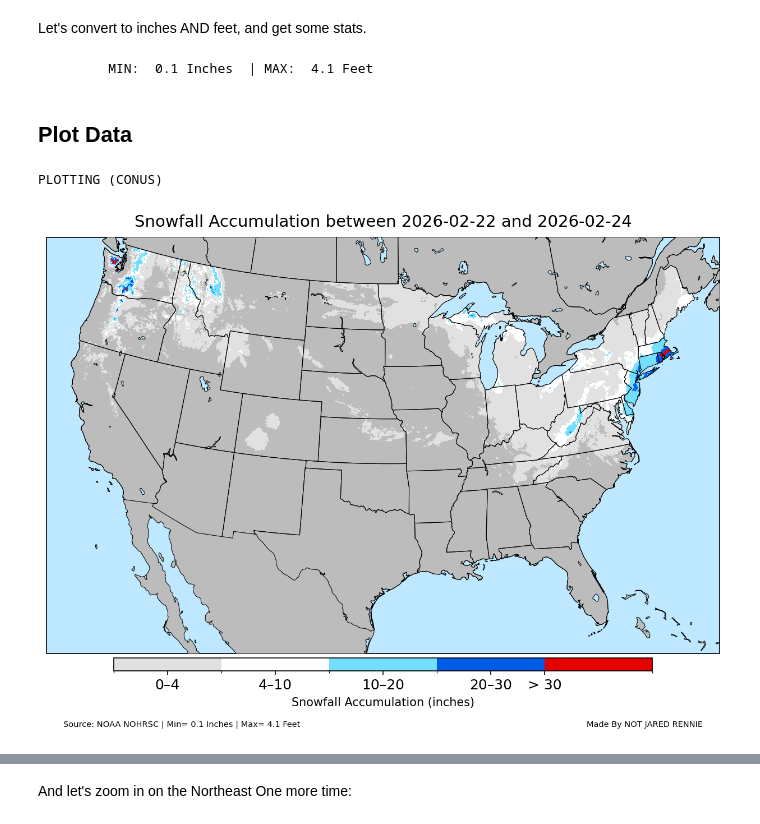
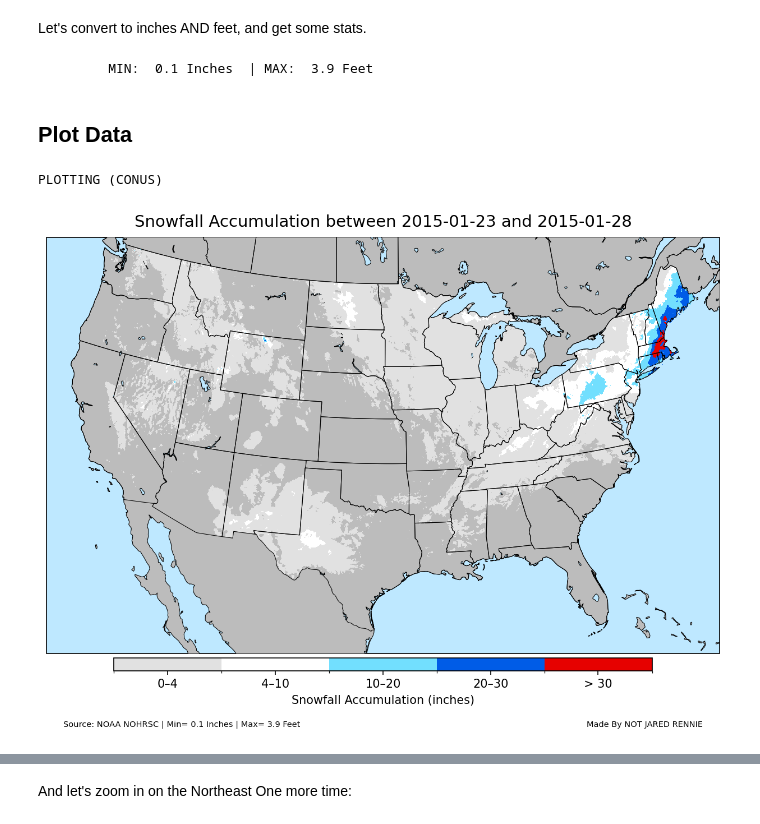
Before and after one commit to jjrennie/snOMG, a Jupyter notebook: snOMG_spatial.ipynb, the cells around one changed output, grey strips where cells are left out. Drawn from its saved outputs; the diff is of its cells as text; code cells hidden in the pictures.

```diff
--- a/snOMG_spatial.ipynb
+++ b/snOMG_spatial.ipynb
@@ -77,8 +82,12 @@ Example snowstorms are below for you to use, but feel free to add your own!
 #end_date='1997-04-01'
 
 # Feb 2026 Blizzard
-start_date='2026-02-22'
-end_date='2026-02-24'
+#start_date='2026-02-22'
+#end_date='2026-02-24'
+
+# Jan 2015 Blizzard
+start_date='2015-01-23'
+end_date='2015-01-28'
 
 # Storm of the Century (1993)
 #start_date='1993-03-12'
@@ -96,6 +105,7 @@ end_date='2026-02-24'
 #start_date='1978-02-05'
 #end_date='1978-02-07'
 
+color_ramp = 'ncei' # ncei or nohrsc
 author='NOT JARED RENNIE'
 # %% [markdown]
 # Part 1: Analysis of In-Situ Observations using GHCNd <a class="anchor" id="third-bullet"></a>
@@ -615,8 +640,13 @@ So good news bad news
 
 So let's pick a day (or range of dates) and plot the 24 hour summary. Note that the results will be ending on the end date selected at 12 UTC
 # %%
-start_date='2026-02-22'
-end_date='2026-02-24'
+# Feb 2026 Blizzard
+#start_date='2026-02-22'
+#end_date='2026-02-24'
+
+# Jan 2015 Blizzard
+start_date='2015-01-23'
+end_date='2015-01-28'
 # %% [markdown]
 ### Download Data For Dates Requested
 # %%
@@ -756,57 +794,53 @@ else:
     out_min=value_min+' Feet'
 print('\t MIN: ',out_min,' | MAX: ',out_max)
 # %% [output]
-         MIN:  0.1 Inches  | MAX:  4.1 Feet
+         MIN:  0.1 Inches  | MAX:  3.9 Feet
 # %% [markdown]
 ## Plot Data
 # %%
 %%time
 
 print('PLOTTING (CONUS)')
-#################################################
-# PLOTTING SETTINGS
-dpi = 150
-land_hex='#bcbcbc'  # ESRI Light Gray Canvas
-ocean_hex='#bee8ff' # ESRI Light Gray Canvas
-edgecolor = 'black'
-
 if start_date == end_date:
     outTitle = f'Snowfall Accumulation on {end_date}'
 else:
     outTitle = f'Snowfall Accumulation between {start_date} and {end_date}'
+outPNG=f'./nohrsc_snow_{target_date1}_{target_date2}.png'
 
 #################################################
 # CREATE FIGURE AND AXES
 fig = plt.figure(num=1, figsize=(8, 5), dpi=dpi, facecolor='w', edgecolor='k')
 
 # CONUS
 conus_ax = fig.add_axes([0, 0, 1, 1], projection=ccrs.LambertConformal())
 conus_ax.set_facecolor(ocean_hex)
 conus_ax.spines['geo'].set_edgecolor(edgecolor)
 conus_ax.set_extent([-120, -73, 22, 50], crs=ccrs.Geodetic())
 
 # Add Additional Features
 conus_ax.add_feature(cfeature.LAND, linewidth=0.5, facecolor=land_hex, edgecolor=edgecolor, zorder=3)
 conus_ax.add_feature(cfeature.LAKES, linewidth=0.5, facecolor=ocean_hex, edgecolor=edgecolor, zorder=4)
 conus_ax.add_feature(cfeature.STATES, linewidth=0.5, edgecolor=edgecolor, zorder=10)
 
 # Plot Gridded Data
 vals_nonmiss=ma.masked_where(total_snow_inches <= 0, total_snow_inches)
 intCONUS=conus_ax.pcolormesh(lons, lats, vals_nonmiss,transform=ccrs.PlateCarree(),cmap=cmap,norm=norm,zorder=9)
 
 # Add legend
 cax = fig.add_axes([0.1, -0.035, 0.8, 0.03])
-cbar=plt.colorbar(scCONUS, cax=cax,orientation='horizontal',spacing='uniform')
-cbar.set_ticks([2, 7, 15, 25, 50])
-cbar.set_ticklabels(["0–4","4–10","10–20","20–30","> 30"])
+cbar=plt.colorbar(intCONUS, cax=cax,orientation='horizontal',spacing='uniform')
+if color_ramp == 'ncei':
+    cbar.set_ticks(tickPos)
+    cbar.set_ticklabels(tickLabels)
 cbar.set_label("Snowfall Accumulation (inches)",size=10)
-cbar.ax.tick_params(labelsize=12)
+cbar.ax.tick_params(labelsize=10)
 
 # Add Titles
 plt.suptitle(str(outTitle),size=14,color='black',y=1.05)
 conus_ax.annotate('Source: NOAA NOHRSC | Min= '+str(out_min)+' | Max= '+str(out_max),xy=(0.025, -0.18), xycoords='axes fraction', fontsize=7,color='black',horizontalalignment='left', verticalalignment='bottom')
 conus_ax.annotate('Made By '+author,xy=(0.975, -0.18), xycoords='axes fraction', fontsize=7,color='black',horizontalalignment='right', verticalalignment='bottom')
+plt.savefig(outPNG,dpi=dpi,bbox_inches='tight')
 plt.show()
 # %% [output]
 PLOTTING (CONUS)
-[figure, old version]
+[figure, new version]
```
Also changed, not shown: parts of 24 cells of this notebook, 1 other file.
